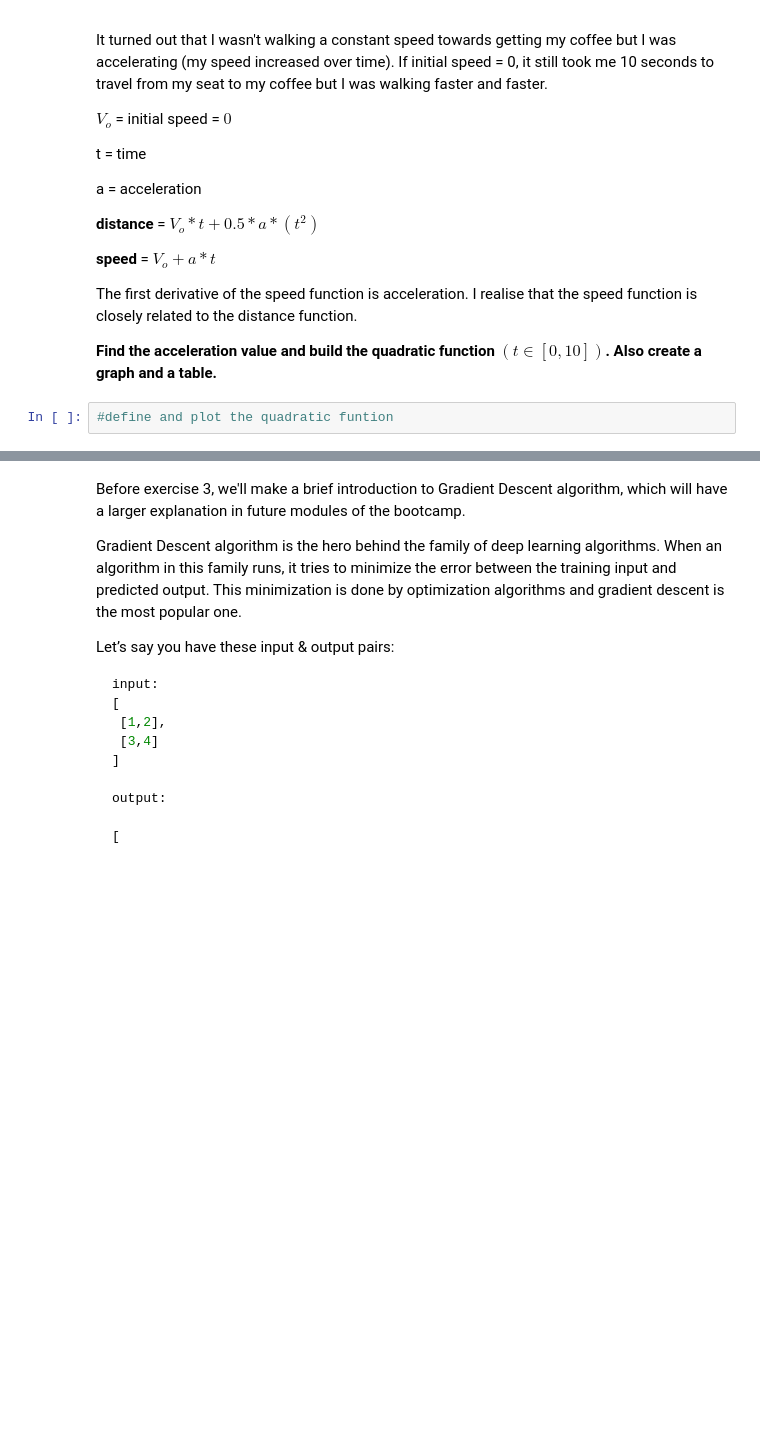
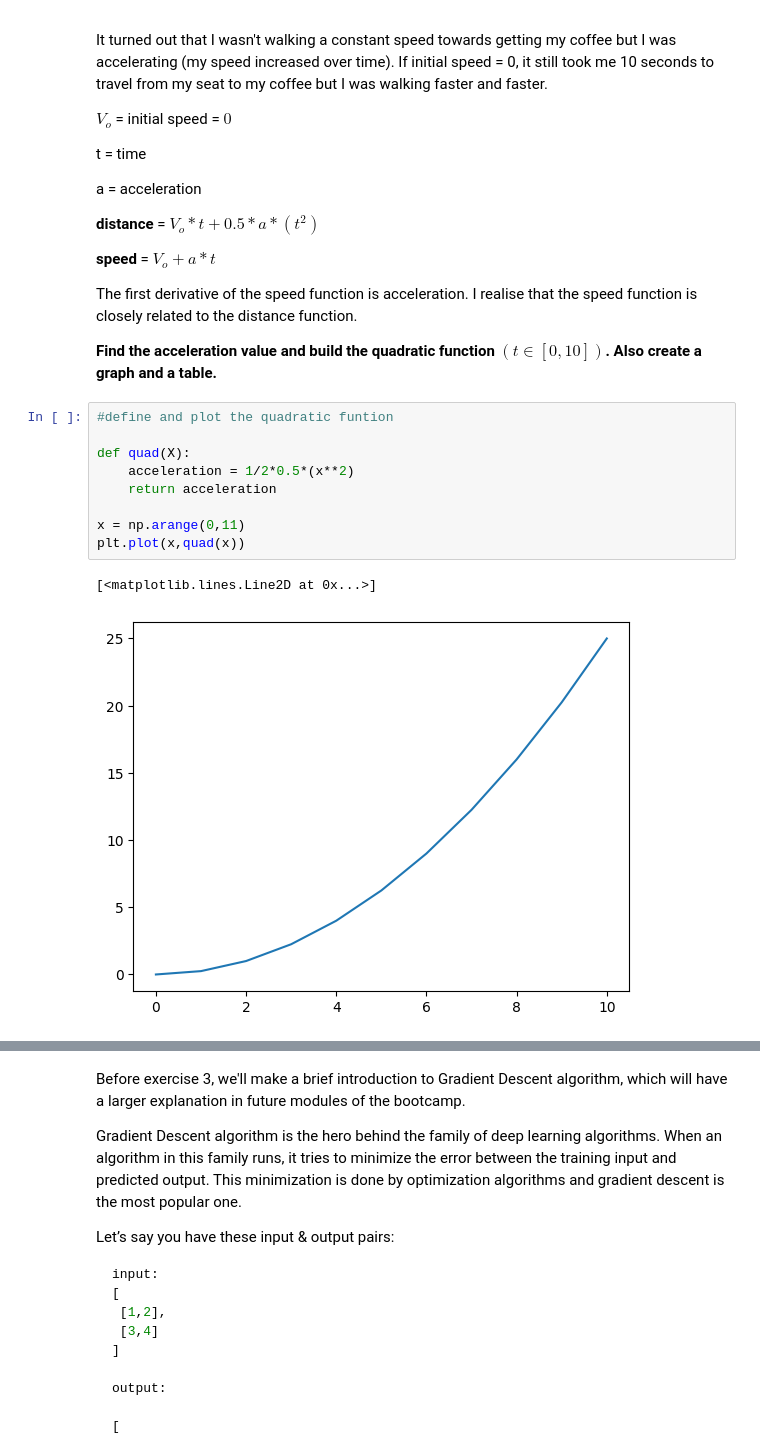
Before and after one commit to jfcm90/calculus-and-algebra-problems-with-python, a Jupyter notebook: notebook/problems.ipynb, the cells around one changed output, grey strips where cells are left out. Saved outputs shown, nothing was run; the diff lists cells and outputs as text; blank space fills up the shorter version.

```diff
--- a/notebook/problems.ipynb
+++ b/notebook/problems.ipynb
@@ -55,5 +76,15 @@ The first derivative of the speed function is acceleration. I realise that the s
 **Find the acceleration value and build the quadratic function  $(t ∈ [0,10])$. Also create a graph and a table.**
 # %%
 #define and plot the quadratic funtion
+
+def quad(X):
+    acceleration = 1/2*0.5*(x**2)
+    return acceleration
+
+x = np.arange(0,11)
+plt.plot(x,quad(x))
+# %% [output]
+[<matplotlib.lines.Line2D at 0x...>]
+[figure, added]
 # %%
 #create a dataframe
```
Also changed, not shown: parts of 9 cells of this notebook.
